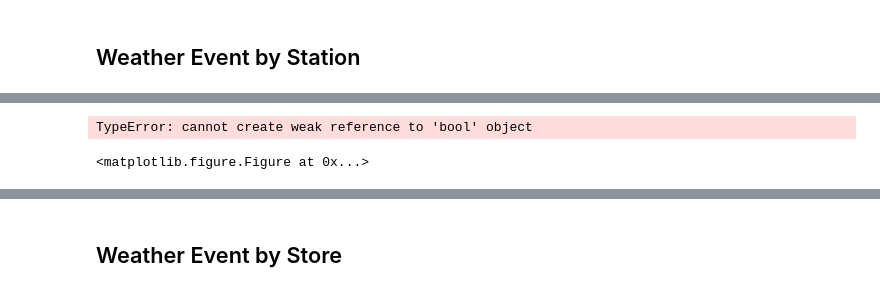
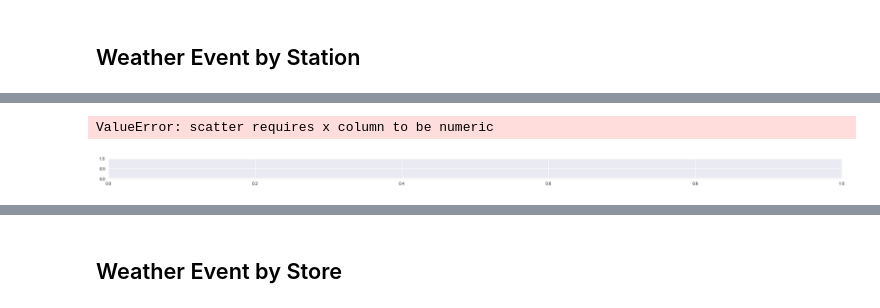
Before and after one commit to youngjo89/project1, a Jupyter notebook: code/preprocessing_devj.ipynb, the cells around one changed output, grey strips where cells are left out. Cells and saved outputs as stored; diff of their text form; code cells hidden in the pictures.

```diff
--- a/code/preprocessing_devj.ipynb
+++ b/code/preprocessing_devj.ipynb
@@ -192,7 +225,0 @@ Timestamp('2012-01-01 00:00:00')
-# %%
-event_pivot_station_train.fillna(-1, inplace = True)
-# %%
-event_pivot_station_test.fillna(-1, inplace = True)
-# %%
-event_pivot_station_test['5'] = 0.0
-event_pivot_station_test
@@ -305,11 +247,17 @@ ax20.scatter(tmp2, event_pivot_station_test[str(20)])
 # %%
 plt.figure(figsize = (30, 20))
-# plt.subplots(sharex = True)
-for i in ls :
+for i in range(1, 2):
     plt.subplot(20, 1, i)
-    plt.scatter(x = tmp1, y = event_pivot_station_train[str(i)])
-    plt.scatter(x = tmp2, y = event_pivot_station_test[str(i)])
+    event_pivot_station_train.plot.scatter(x='date', y=event_pivot_station_train[str(i)])
+    event_pivot_station_test.plot.scatter(x='date', y=event_pivot_station_test[str(i)])
+#     plt.ylim(0, 2)
+    plt.xlabel('date') # X 라벨
+    plt.ylabel('{}'.format(i))   # Y 라벨
+# x_tick_location = pd.date_range(np.min(event_pivot['date']),np.max(event_pivot['date']), freq='Q-JUL')
+# x_tick_labels = [xi for xi in x_tick_location]
+# plt.xticks(event_pivot['date'], rotation=45)
+plt.title('event occurance') # 제목추가
 plt.show()
 # %% [output]
-TypeError: cannot create weak reference to 'bool' object
+ValueError: scatter requires x column to be numeric
-<matplotlib.figure.Figure at 0x...>
+[figure, added]
```
Also changed, not shown: parts of 9 cells of this notebook, 1 other file.
